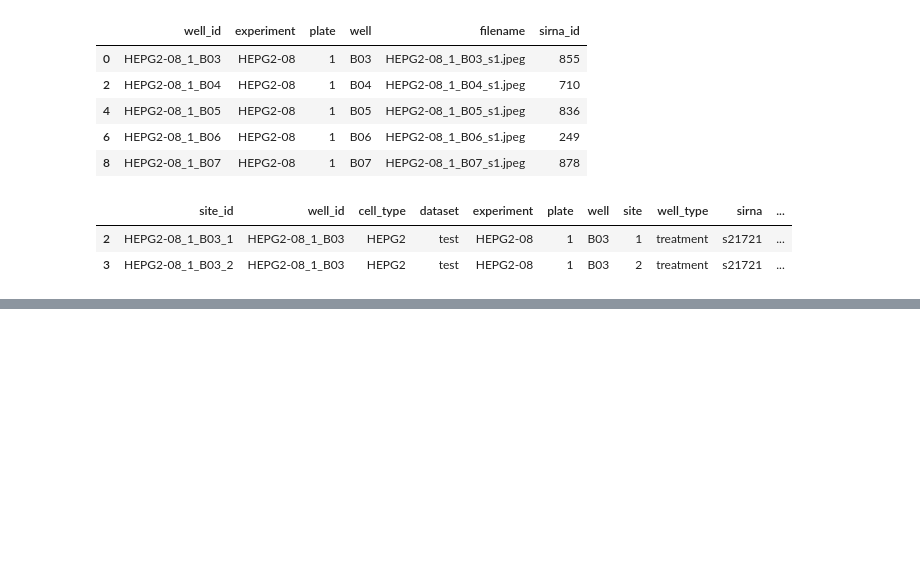
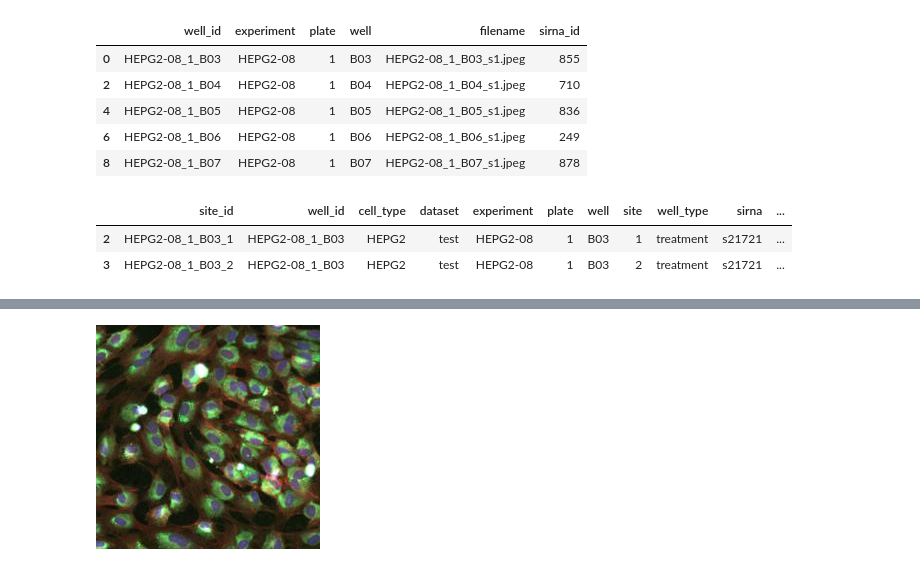
Before and after one commit to SpecCRA/msds458_final_assignment, a Jupyter notebook: data_loading_and_eda.ipynb, the cells around one changed output, grey strips where cells are left out. Cells and saved outputs as stored; diff of their text form; code cells hidden in the pictures; blank space fills up the shorter version.

Commit message:
finished experiments for now

```diff
--- a/data_loading_and_eda.ipynb
+++ b/data_loading_and_eda.ipynb
@@ -317,0 +330,3 @@ parsed_test_df.to_pickle('data_files/test.pkl')
+# %%
+view_df = parsed_df[(parsed_df.sirna == 18) & (parsed_df.experiment.str.contains('HUVEC'))].iloc[:10].copy()
+view_df
@@ -317,0 +345,6 @@ parsed_test_df.to_pickle('data_files/test.pkl')
+# %%
+view_df['filepath'] = 'data_files/train/' + view_df.filename
+# %%
+Image(view_df.filepath.iloc[0])
+# %% [output]
+[figure, added]
```
Also changed, not shown: parts of 15 cells of this notebook, 3 other files.
